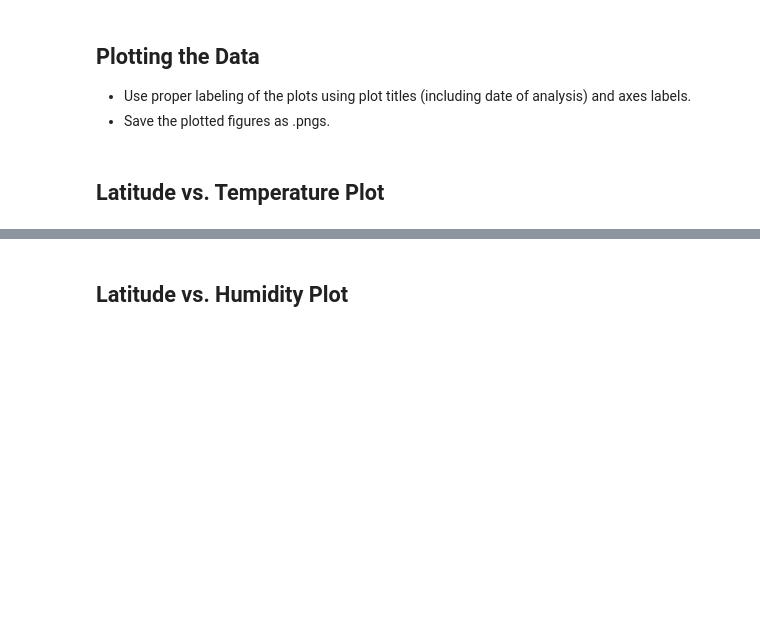
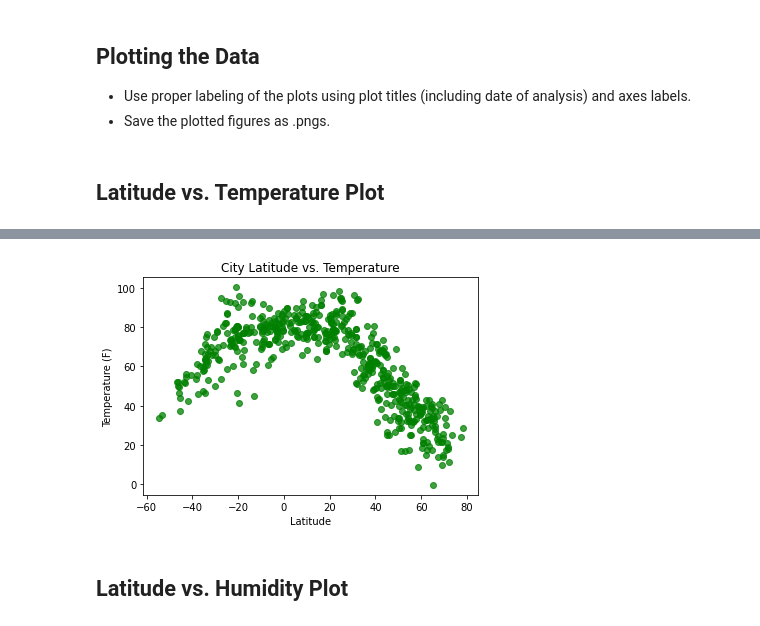
Before and after one commit to itsjaggu/python-api-challenge, a Jupyter notebook: WeatherPy/WeatherPy.ipynb, the cells around one changed output, grey strips where cells are left out. Saved outputs shown, nothing was run; the diff lists cells and outputs as text; code cells hidden in the pictures; blank space fills up the shorter version.

Commit message:
Completed Scatter Plots

```diff
--- a/WeatherPy/WeatherPy.ipynb
+++ b/WeatherPy/WeatherPy.ipynb
@@ -210,2 +200,13 @@ clean_weather_data.head()
+# %%
+
+plt.scatter(lat, temp, marker="o", facecolors="green"
+            , alpha=0.75)
+
+plt.title("City Latitude vs. Temperature")
+plt.xlabel("Latitude")
+plt.ylabel("Temperature (F)")
+plt.show()
+# %% [output]
+[figure, added]
 # %% [markdown]
 ## Latitude vs. Humidity Plot
```
Also changed, not shown: parts of 13 cells of this notebook.
